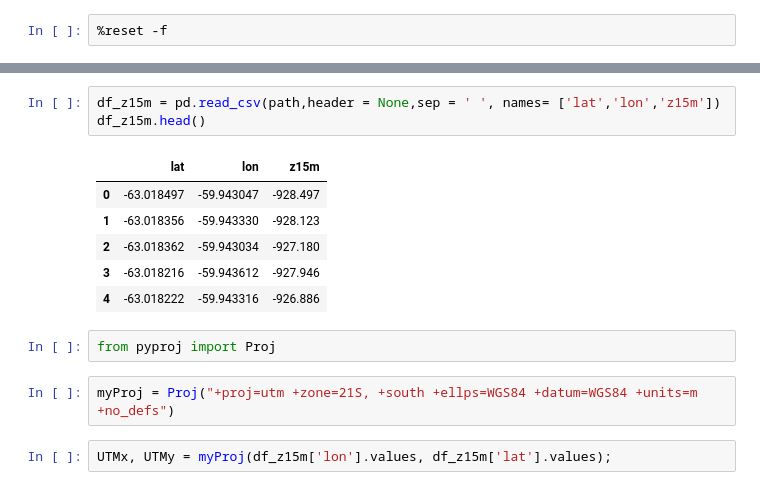
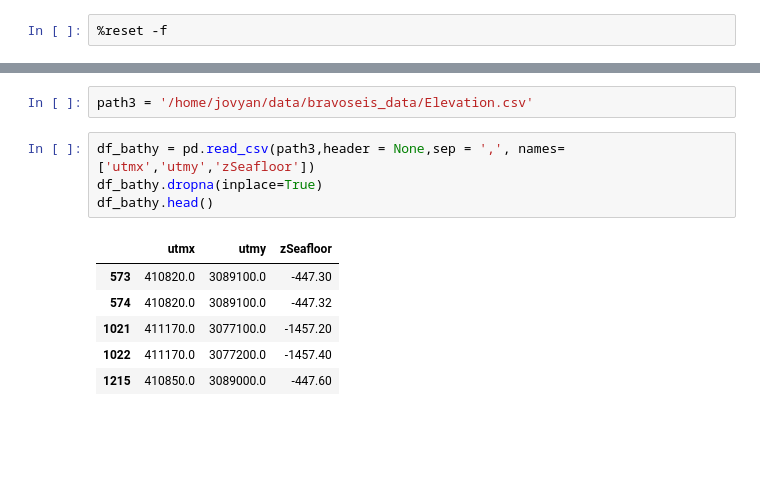
Before and after one commit to daxsoule/bravoseis, a Jupyter notebook: notebooks/BathCompare.ipynb, the cells around one changed output, grey strips where cells are left out. Saved outputs shown, nothing was run; the diff lists cells and outputs as text; blank space fills up the shorter version.

```diff
--- a/notebooks/BathCompare.ipynb
+++ b/notebooks/BathCompare.ipynb
@@ -26,16 +60,13 @@ path = '/home/jovyan/data/bravoseis_data/Bransfield15m.txt'
+# %%
+path3 = '/home/jovyan/data/bravoseis_data/Elevation.csv'
 # %%
-df_z15m = pd.read_csv(path,header = None,sep = ' ', names= ['lat','lon','z15m'])
-df_z15m.head()
+df_bathy = pd.read_csv(path3,header = None,sep = ',', names= ['utmx','utmy','zSeafloor'])
+df_bathy.dropna(inplace=True)
+df_bathy.head()
 # %% [output]
-|  | lat | lon | z15m |
-| 0 | -63.018497 | -59.943047 | -928.497 |
-| 1 | -63.018356 | -59.943330 | -928.123 |
-| 2 | -63.018362 | -59.943034 | -927.180 |
-| 3 | -63.018216 | -59.943612 | -927.946 |
-| 4 | -63.018222 | -59.943316 | -926.886 |
+|  | utmx | utmy | zSeafloor |
+| 573 | 410820.0 | 3089100.0 | -447.30 |
+| 574 | 410820.0 | 3089100.0 | -447.32 |
+| 1021 | 411170.0 | 3077100.0 | -1457.20 |
+| 1022 | 411170.0 | 3077200.0 | -1457.40 |
+| 1215 | 410850.0 | 3089000.0 | -447.60 |
-# %%
-from pyproj import Proj
-# %%
-myProj = Proj("+proj=utm +zone=21S, +south +ellps=WGS84 +datum=WGS84 +units=m +no_defs")
-# %%
-UTMx, UTMy = myProj(df_z15m['lon'].values, df_z15m['lat'].values);
```
Also changed, not shown: parts of 12 cells of this notebook.
